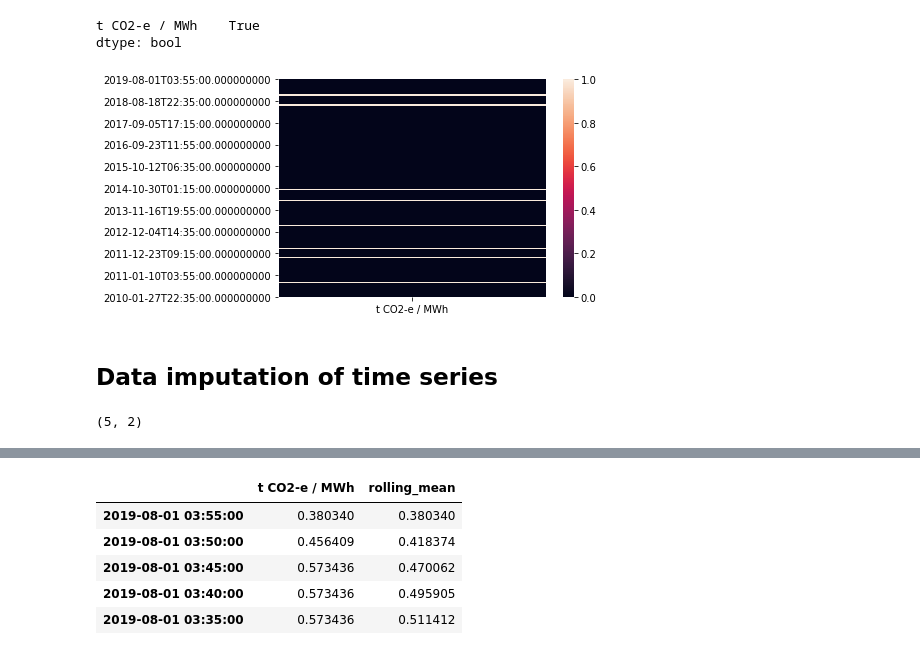
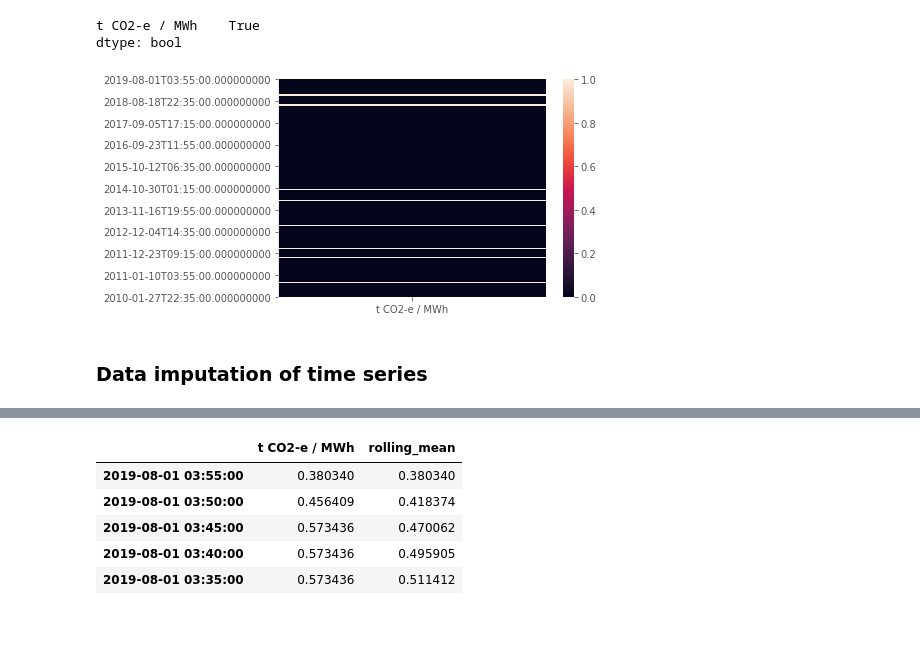
Before and after one commit to bkubsch/time_series, a Jupyter notebook: notebooks/Lecture_1.ipynb, the cells around one changed output, grey strips where cells are left out. Saved outputs shown, nothing was run; the diff lists cells and outputs as text; code cells hidden in the pictures; blank space fills up the shorter version.

```diff
--- a/notebooks/Lecture_1.ipynb
+++ b/notebooks/Lecture_1.ipynb
@@ -162,10 +151,12 @@ dtype: bool
 import seaborn as sns
 # %%
+plt.style.use('ggplot')
+
 fig = sns.heatmap(df_new.isna(), yticklabels=100000)
 # %% [output]
-[figure, old version]
+[figure, new version]
 # %% [markdown]
-## __Data imputation of time series__
+### __Data imputation of time series__
 # %%
 
 #sketch on whiteboard
@@ -176,4 +166,0 @@ df_impute = df_new.assign(rolling_mean=df_new['t CO2-e / MWh'].rolling(window=12
-# %%
-df_impute.shape
-# %% [output]
-(5, 2)
```
Also changed, not shown: parts of 24 cells of this notebook, 4 other files.
